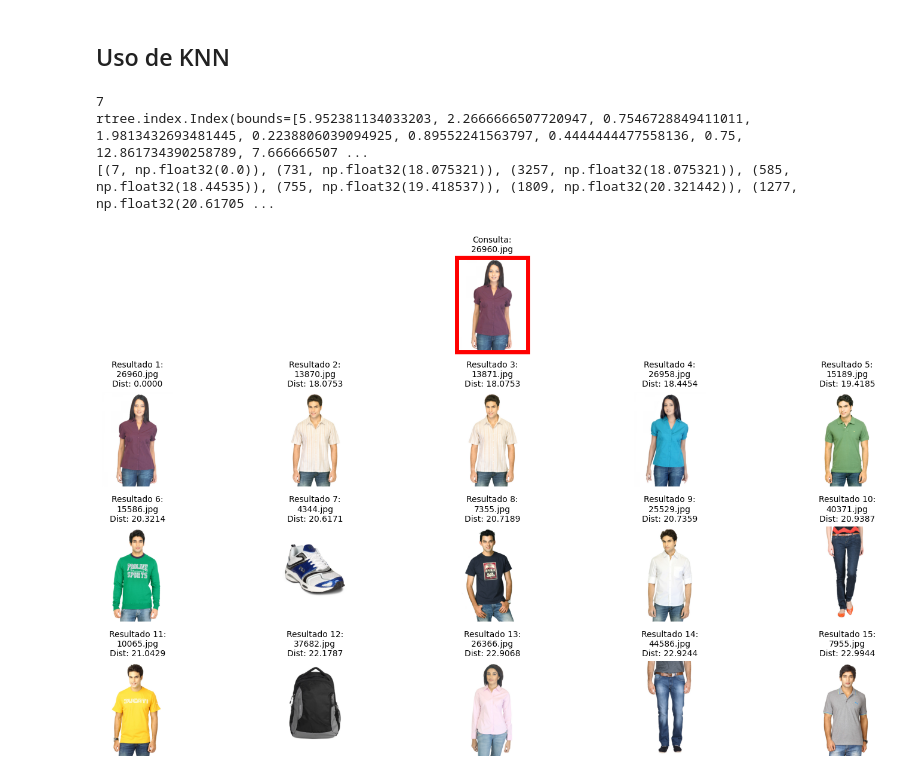
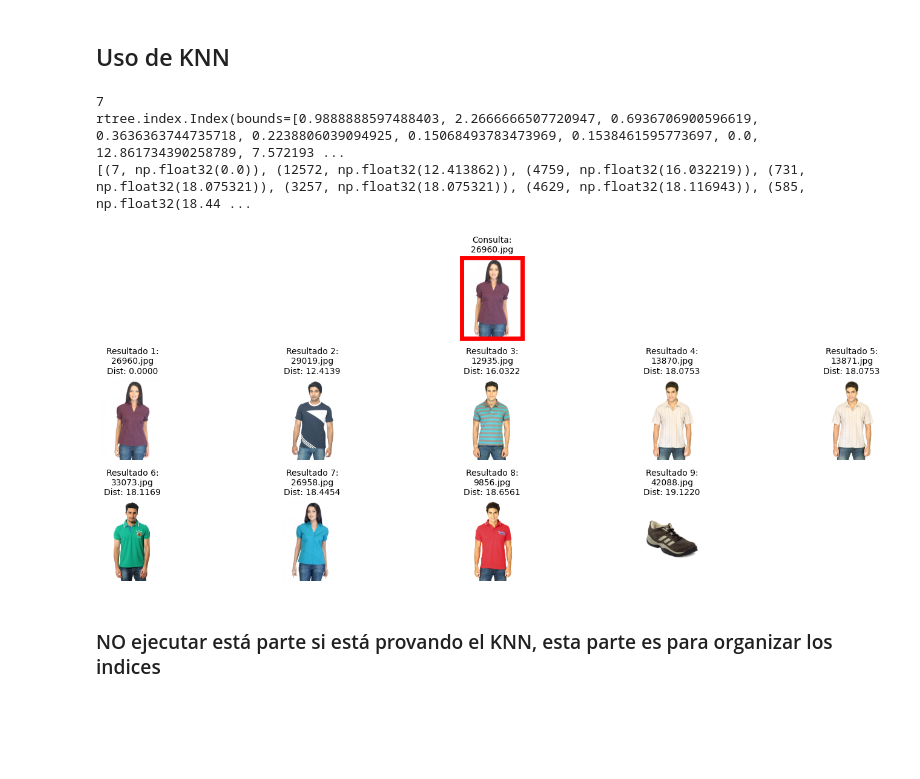
Before and after one commit to Computercitas/Proyecto3, a Jupyter notebook: Extraccion/usoKNN.ipynb, the cells around one changed output. Drawn from its saved outputs; the diff is of its cells as text; code cells hidden in the pictures; blank space fills up the shorter version.

Commit message:
Actualizar archivo descriptores y agregar image_mapping

```diff
--- a/Extraccion/usoKNN.ipynb
+++ b/Extraccion/usoKNN.ipynb
@@ -18,7 +18,7 @@ def load_features(output_dir):
     return descriptors, mapping
 
 
-output_dir = "features"
+output_dir = "features5"
 descriptors, mapping = load_features(output_dir)
 # %%
 print("Descriptores cargados:")
@@ -60,36 +60,38 @@ def knn_rtree(query_vector, idx, descriptors, k=5):
     # Retornamos los vecinos con sus distancias calculadas
     return [(i, euclidean_distance(query_vector, descriptors[i])) for i in nearest_neighbors]
 # %%
-def show_results(results, csv_file, query_idx, num_results=5):
+def show_results(results, json_path="features/image_mapping.json", query_idx=None, num_results=5):
     """
-    Muestra imagen de consulta y resultados en formato horizontal (<= 5 resultados)
-    o en matriz (> 5 resultados)
+    Muestra imagen de consulta y resultados usando el mapping de imágenes
     """
-    df = pd.read_csv(csv_file)
+    # Leer archivo de mapping
+    with open(json_path, 'r') as f:
+        image_mapping = json.load(f)
+
     n_imgs = min(len(results), num_results)
 
-    # Calcular disposición de la matriz si hay más de 5 resultados
+    # Calcular disposición de la matriz
     if n_imgs > 5:
-        # Calcular número de filas y columnas para la matriz
-        n_cols = 5  # Fijo 5 columnas
-        n_rows = (n_imgs - 1) // n_cols + 1  # Calcular filas necesarias
+        n_cols = 5
+        n_rows = (n_imgs - 1) // n_cols + 1
         fig = plt.figure(figsize=(15, 3*n_rows))
     else:
-        # Disposición horizontal para 5 o menos resultados
         fig = plt.figure(figsize=(15, 5))
 
     try:
-        query_url = df.iloc[query_idx]['link']
-        query_filename = df.iloc[query_idx]['filename']
+        # Obtener información de la imagen de consulta
+        query_info = image_mapping[str(query_idx)]
+        query_url = query_info['link']
+        query_filename = query_info['filename']
         query_img = imread(query_url)
 
-        # Crear subplot para la imagen de consulta
+        # Mostrar imagen de consulta
         if n_imgs > 5:
-            plt.subplot(n_rows + 1, n_cols, 3)  # Centrar imagen de consulta
+            plt.subplot(n_rows + 1, n_cols, 3)
         else:
             plt.subplot(1, n_imgs + 1, 1)
 
-        # Agregar borde rojo a la imagen de consulta
+        # Agregar borde rojo
         plt.imshow(query_img)
         plt.gca().spines['bottom'].set_color('red')
         plt.gca().spines['top'].set_color('red')
@@ -108,15 +110,15 @@ def show_results(results, csv_file, query_idx, num_results=5):
         # Mostrar resultados
         for i, (idx, distance) in enumerate(results[:num_results]):
             try:
-                image_url = df.iloc[idx]['link']
-                filename = df.iloc[idx]['filename']
+                # Obtener información del resultado desde el mapping
+                result_info = image_mapping[str(idx)]
+                image_url = result_info['link']
+                filename = result_info['filename']
                 img = imread(image_url)
 
                 if n_imgs > 5:
-                    # Crear subplot en formato matriz
                     plt.subplot(n_rows + 1, n_cols, n_cols + i + 1)
                 else:
-                    # Crear subplot horizontal
                     plt.subplot(1, n_imgs + 1, i + 2)
 
                 plt.imshow(img)
@@ -134,20 +136,23 @@ def show_results(results, csv_file, query_idx, num_results=5):
 # %%
 # Imagen aleatoria del dataset
 random = np.random.randint(len(descriptors))
 random = 7
 print(random)
 query_vector = descriptors[random]
 
+k = 9
 idx = create_rtree_index(descriptors)
-rtree_result = knn_rtree(query_vector, idx, descriptors, k=15)
+rtree_result = knn_rtree(query_vector, idx, descriptors, k=k)
 
 print(idx)
 print(rtree_result)
 
 csv_file = "images.csv"
-show_results(rtree_result, csv_file, random, 15)
+show_results(results=rtree_result, json_path="features5/image_mapping.json", query_idx=random, num_results=k)
 # %% [output]
 7
-rtree.index.Index(bounds=[5.952381134033203, 2.2666666507720947, 0.7546728849411011, 1.9813432693481445, 0.2238806039094925, 0.89552241563797, 0.4444444477558136, 0.75, 12.861734390258789, 7.666666507 ...
-[(7, np.float32(0.0)), (731, np.float32(18.075321)), (3257, np.float32(18.075321)), (585, np.float32(18.44535)), (755, np.float32(19.418537)), (1809, np.float32(20.321442)), (1277, np.float32(20.61705 ...
+rtree.index.Index(bounds=[0.9888888597488403, 2.2666666507720947, 0.6936706900596619, 0.3636363744735718, 0.2238806039094925, 0.15068493783473969, 0.1538461595773697, 0.0, 12.861734390258789, 7.572193 ...
+[(7, np.float32(0.0)), (12572, np.float32(12.413862)), (4759, np.float32(16.032219)), (731, np.float32(18.075321)), (3257, np.float32(18.075321)), (4629, np.float32(18.116943)), (585, np.float32(18.44 ...
-[figure, old version]
+[figure, new version]
+# %% [markdown]
+### NO ejecutar está parte si está provando el KNN, esta parte es para organizar los indices
```
Also changed, not shown: parts of 3 cells of this notebook, 4 other files.
